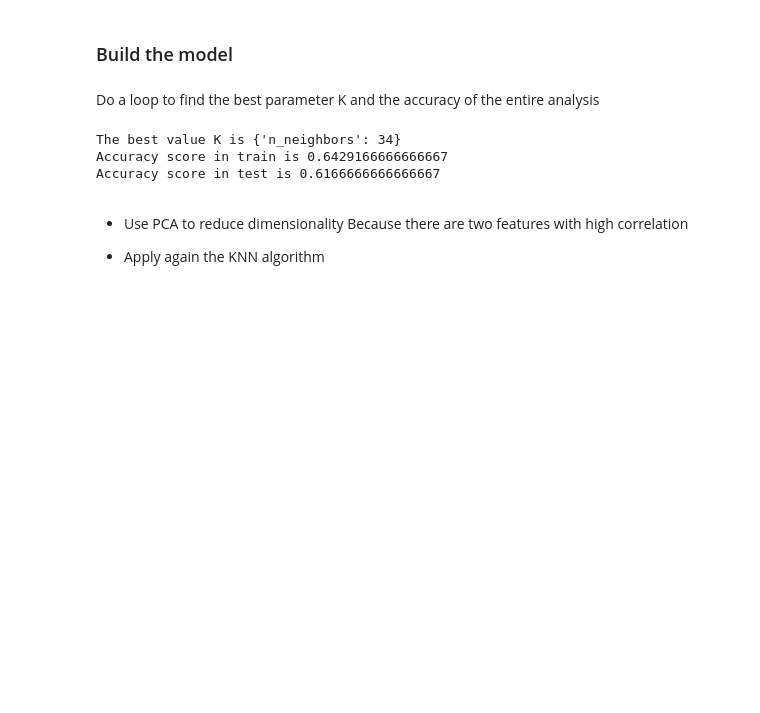
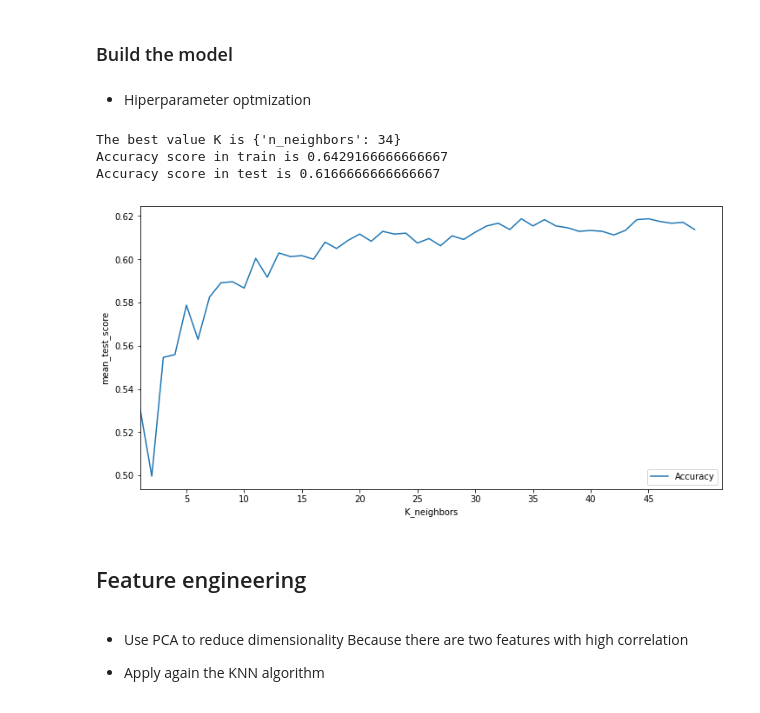
Before and after one commit to GuilhermePiress/KNN_predict_classes, a Jupyter notebook: KNN.ipynb, the cells around one changed output. Saved outputs shown, nothing was run; the diff lists cells and outputs as text; code cells hidden in the pictures; blank space fills up the shorter version.

Commit message:
Update some graphs

```diff
--- a/KNN.ipynb
+++ b/KNN.ipynb
@@ -144,8 +141,8 @@ from sklearn.model_selection import train_test_split
 X_train, X_test, y_train, y_test=train_test_split(features,ht_agg_pandas_df['lifestyle'],test_size=0.2,random_state=42)
 y_train_encoder=le.fit_transform(y_train)
 y_test_encoder=le.transform(y_test)
-# %% [markdown]
-Do a loop to find the best parameter K and the accuracy of the entire analysis
+# %% [markdown]
+* Hiperparameter optmization
 # %%
 from sklearn.neighbors import KNeighborsClassifier
 from sklearn.model_selection import GridSearchCV
@@ -164,6 +161,21 @@ print('Accuracy score in test is',accuracy_score(y_test_encoder,predict_test))
 The best value K is {'n_neighbors': 34}
 Accuracy score in train is 0.6429166666666667
 Accuracy score in test is 0.6166666666666667
+# %%
+#plot the accuracy by changing the K feature
+results=pd.DataFrame(GS_KNN.cv_results_)
+plt.figure(figsize=(12,6))
+plt.plot(results['param_n_neighbors'],results['mean_test_score'],label='Accuracy')
+plt.xlabel('K_neighbors')
+plt.ylabel('mean_test_score')
+plt.xticks(np.arange(0, 50,5))
+plt.xlim(xmin=1)
+plt.legend(loc='lower right')
+plt.show()
+# %% [output]
+[figure, added]
+# %% [markdown]
+## Feature engineering
 # %% [markdown]
 * Use PCA to reduce dimensionality Because there are two features with high correlation
 
```
Also changed, not shown: parts of 11 cells of this notebook.
